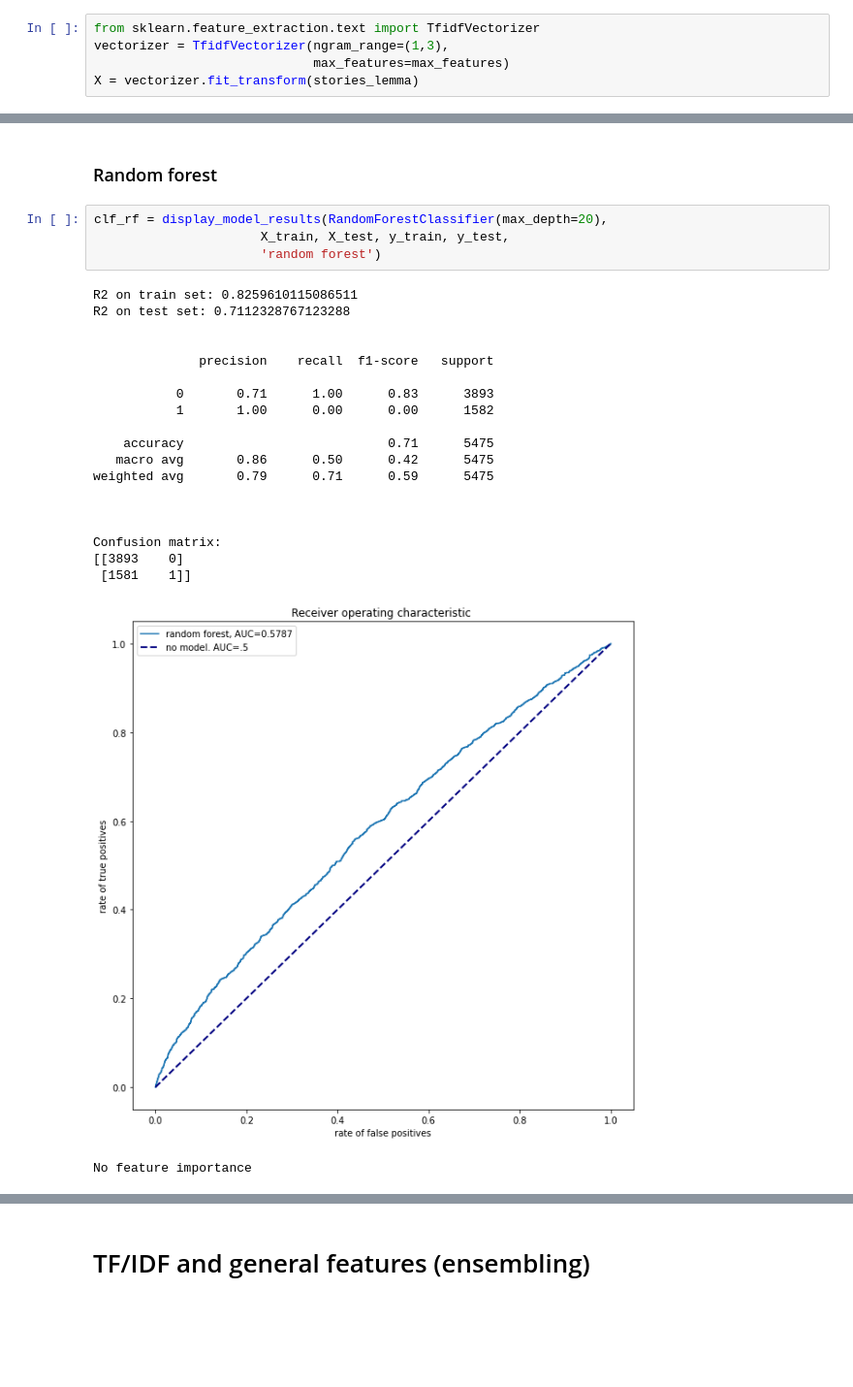
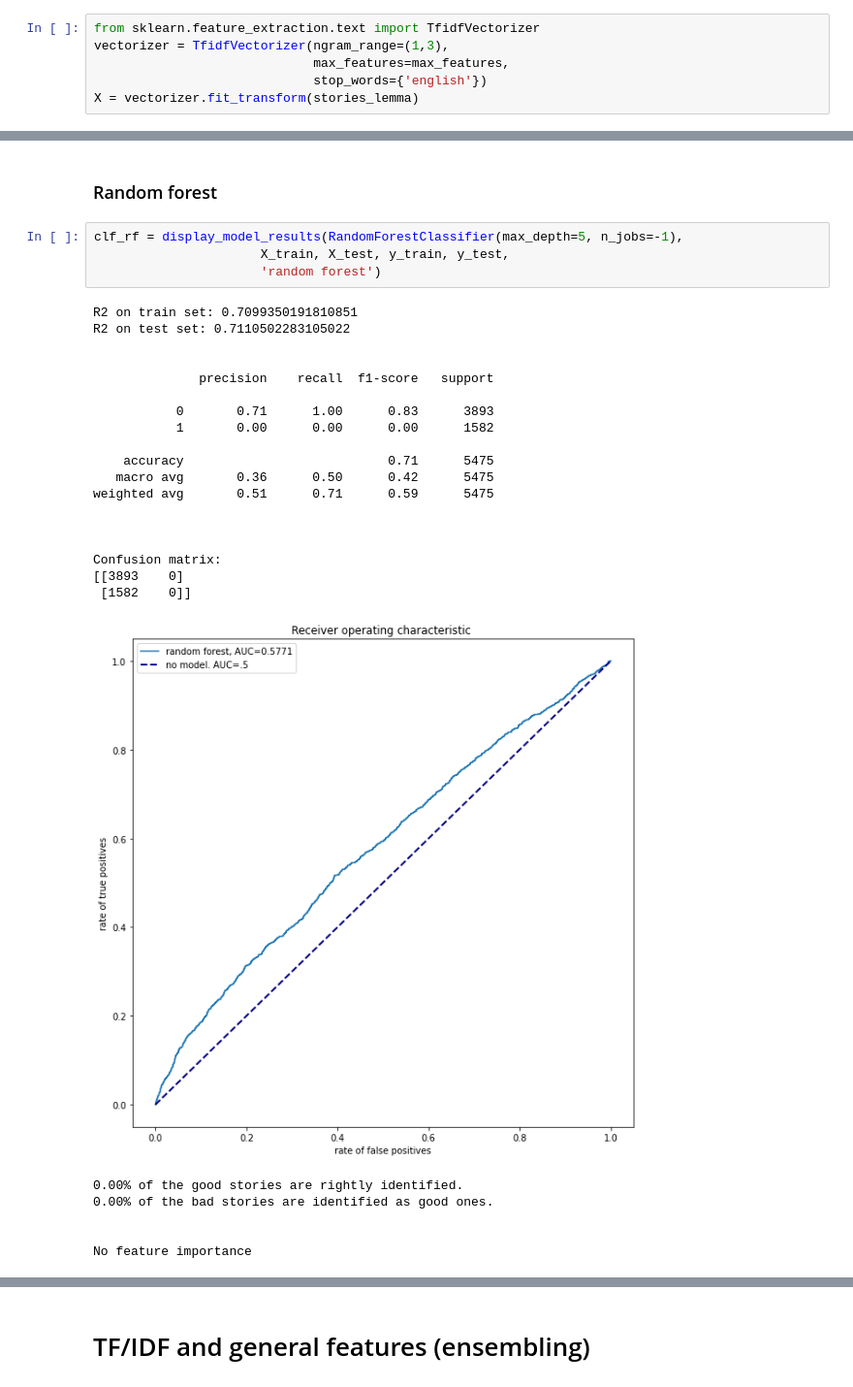
Before and after one commit to batyaamericus/OncUponTim, a Jupyter notebook: ML_classification_good_bad.ipynb, the cells around one changed output, grey strips where cells are left out. Shown: that part at 97% size. Drawn from its saved outputs; the diff is of its cells as text; blank space fills up the shorter version.

```diff
--- a/ML_classification_good_bad.ipynb
+++ b/ML_classification_good_bad.ipynb
@@ -446,7 +446,8 @@ stories_lemma = df.text_str_lem.tolist()[:sample_length]
 # %%
 from sklearn.feature_extraction.text import TfidfVectorizer
 vectorizer = TfidfVectorizer(ngram_range=(1,3),
-                             max_features=max_features)
+                             max_features=max_features,
+                             stop_words={'english'})
 X = vectorizer.fit_transform(stories_lemma)
 # %%
 # target
@@ -549,29 +578,33 @@ When recall is equal to 0.70, precision is equal to 0.31,and the threshold is eq
 # %% [markdown]
 ### Random forest
 # %%
-clf_rf = display_model_results(RandomForestClassifier(max_depth=20),
+clf_rf = display_model_results(RandomForestClassifier(max_depth=5, n_jobs=-1),
                       X_train, X_test, y_train, y_test,
                       'random forest')
 # %% [output]
-R2 on train set: 0.8259610115086511
-R2 on test set: 0.7112328767123288
+R2 on train set: 0.7099350191810851
+R2 on test set: 0.7110502283105022
 
 
               precision    recall  f1-score   support
 
            0       0.71      1.00      0.83      3893
-           1       1.00      0.00      0.00      1582
+           1       0.00      0.00      0.00      1582
 
     accuracy                           0.71      5475
-   macro avg       0.86      0.50      0.42      5475
-weighted avg       0.79      0.71      0.59      5475
+   macro avg       0.36      0.50      0.42      5475
+weighted avg       0.51      0.71      0.59      5475
 
 
 
 Confusion matrix:
 [[3893    0]
- [1581    1]]
+ [1582    0]]
-[figure, old version]
+[figure, new version]
+0.00% of the good stories are rightly identified.
+0.00% of the bad stories are identified as good ones.
+
+
 No feature importance
 # %%
 recall_value = 0.7 # chose wanted recall value
```
Also changed, not shown: parts of 29 cells of this notebook.
